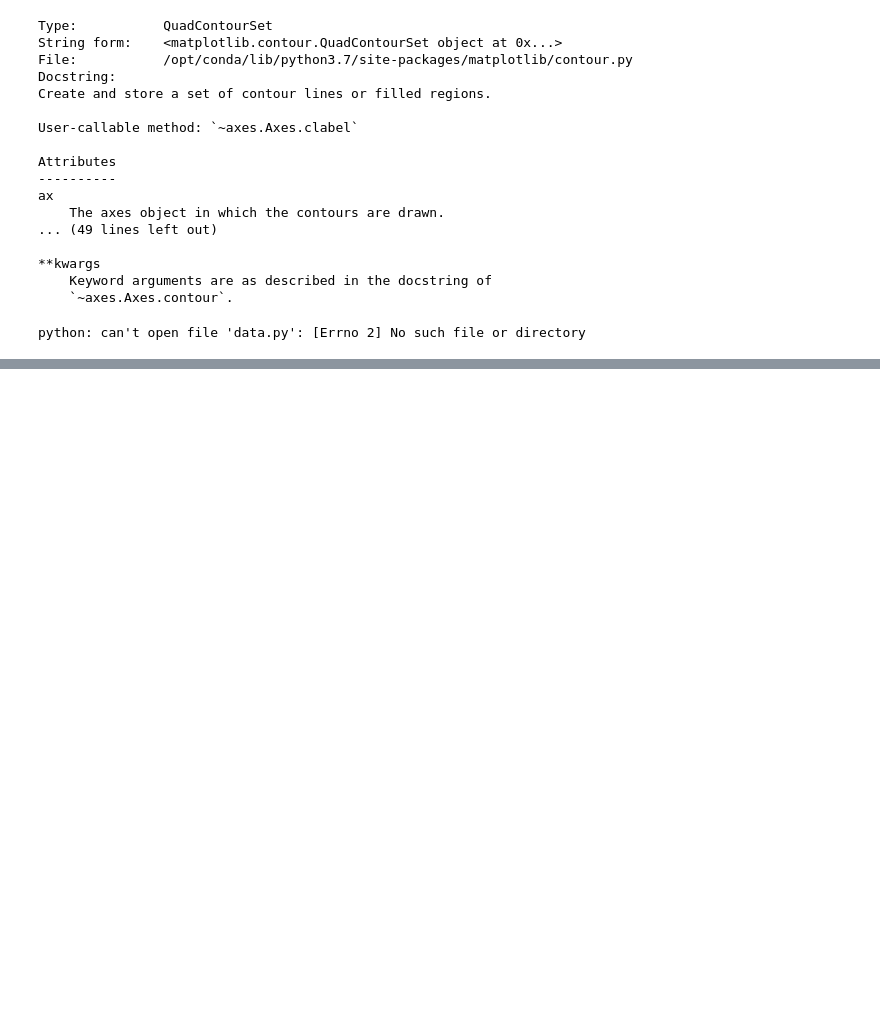
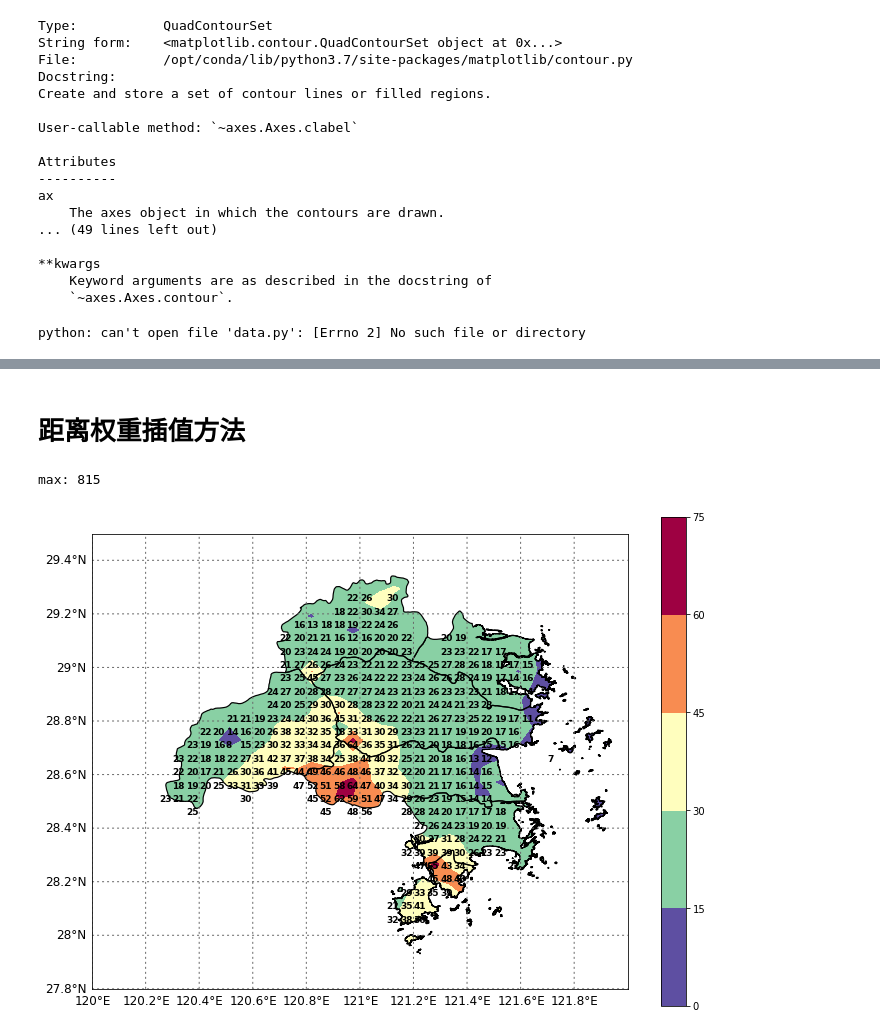
Before and after one commit to liyuan3970/3DVAR_retrive_radar_wind_from_typhoon1909, a Jupyter notebook: notebooks/降水强度插值成智能网格模式.ipynb, the cells around one changed output, grey strips where cells are left out. Drawn from its saved outputs; the diff is of its cells as text; code cells hidden in the pictures; blank space fills up the shorter version.

```diff
--- a/notebooks/降水强度插值成智能网格模式.ipynb
+++ b/notebooks/降水强度插值成智能网格模式.ipynb
@@ -381,0 +547,80 @@ python: can't open file 'data.py': [Errno 2] No such file or directory
+# %% [markdown]
+# 距离权重插值方法
+# %%
+import math
+import numpy as np
+#更换求距离的函数
+from math import radians, cos, sin, asin, sqrt
+
+def haversine(lon1, lat1, lon2, lat2):
+    R =  6372.8
+    dLon = radians(lon2 - lon1)
+    dLat = radians(lat2 - lat1)
+    lat1 = radians(lat1)
+    lat2 = radians(lat2)
+    a = sin(dLat/2)**2 + cos(lat1)*cos(lat2)*sin(dLon/2)**2
+    c = 2*asin(sqrt(a))
+    d = R * c
+    return d
+
+def IDW(x, y, z, xi, yi):
+    lstxyzi = []
+    for p in range(len(xi)):
+        lstdist = []
+        for s in range(len(x)):
+            d = (haversine(x[s], y[s], xi[p], yi[p]))
+            lstdist.append(d)
+        sumsup = list((1 / np.power(lstdist, 2)))
+        suminf = np.sum(sumsup)
+        sumsup = np.sum(np.array(sumsup) * np.array(z))
+        u = sumsup / suminf
+        xyzi = [xi[p], yi[p], u]
+        lstxyzi.append(xyzi)
+    return(lstxyzi)
+
+js_box = [120.0,27.8,122.0,29.5]
+grid_lon = np.linspace(js_box[0],js_box[2],40)
+grid_lat = np.linspace(js_box[1],js_box[3],34)
+
+xgrid, ygrid = np.meshgrid(grid_lon, grid_lat)
+#将插值网格数据整理
+df_grid =pd.DataFrame(dict(long=xgrid.flatten(),lat=ygrid.flatten()))
+#这里将数组转成列表
+grid_lon_list = df_grid["long"].tolist()
+grid_lat_list = df_grid["lat"].tolist()
+
+data_idw = IDW(lon,lat,Zi,grid_lon_list,grid_lat_list)
+IDW_grid_df = pd.DataFrame(data_idw,columns=["lon","lat","idw_value"])
+
+idw_data = np.array(IDW_grid_df['idw_value'].tolist()).reshape([34,40])
+idw_xr = xr.DataArray(idw_data/10.0, coords=[ grid_lat,grid_lon],
+                        dims=["lat", "lon"])
+fig = plt.figure(figsize=[12,18])
+ax = fig.add_subplot(111)
+shp_da = add_shape_coord_from_data_array(idw_xr, filepath+"taizhou.shp", "test")
+awash_da = shp_da.where(shp_da.test<7, other=np.nan)
+m = Basemap(llcrnrlon=120.0,llcrnrlat=27.8,urcrnrlon=122,urcrnrlat=29.5,resolution = None, projection = 'cyl')
+# 设置colorbar
+cbar_kwargs = {'shrink': 0.5}
+cs =idw_xr.plot.contourf(ax=ax, cmap='Spectral_r',cbar_kwargs=cbar_kwargs,add_labels=False)
+m.readshapefile(filepath+'taizhou','taizhou',color='k',linewidth=1.2)
+parallels = np.arange(27.8,29.5,0.2)
+# labels = [left,right,top,bottom]
+m.drawparallels(parallels,labels=[True,False,True,False],color='dimgrey',dashes=[2, 3],fontsize= 12)  # ha= 'right'
+meridians = np.arange(120.0,122.0,0.2)
+m.drawmeridians(meridians,labels=[False,True,False,True],color='dimgrey',dashes=[2, 3],fontsize= 12)
+len_lat = len(idw_xr.lat.data)
+len_lon = len(idw_xr.lon.data)
+for i in range(len_lon-1):
+    for j in range(len_lat-1):
+        y0 = round(27.8+j*0.05,2)
+        x0 = round(120.0+i*0.05,2)
+        if not isnan(awash_da.data[j,i]):
+            plt.text(x0,y0,str(int(awash_da.data[j,i])),fontsize= 9,fontweight = 800 ,color ="black")
+basemask(cs, ax, m, filepath+'taizhou')
+
+
+print("max:",max(Zi))
+# %% [output]
+max: 815
+[figure, added]
```
Also changed, not shown: parts of 9 cells of this notebook, 4 other files.
